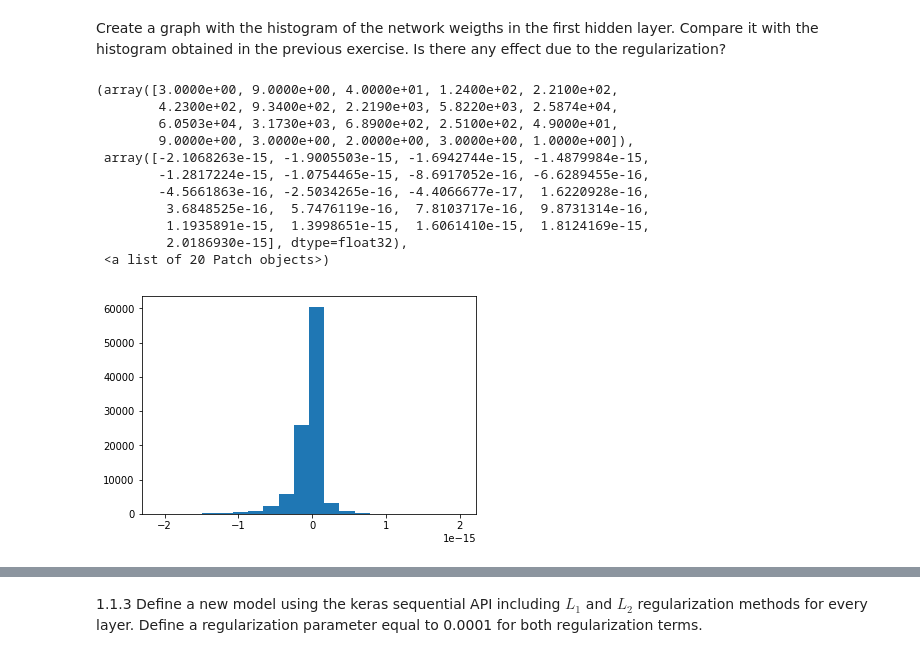
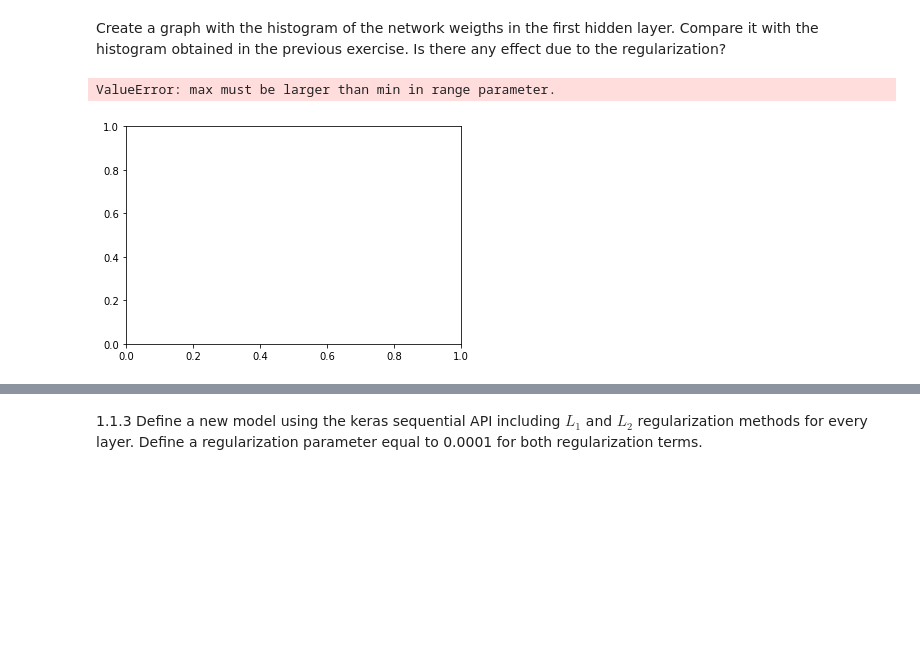
Before and after one commit to deiry/20191.DL, a Jupyter notebook: U1.3 - [TALLER] Customized loss functions and regularization with Keras.ipynb, the cells around one changed output, grey strips where cells are left out. Cells and saved outputs as stored; diff of their text form; code cells hidden in the pictures; blank space fills up the shorter version.

```diff
--- a/U1.3 - [TALLER] Customized loss functions and regularization with Keras.ipynb
+++ b/U1.3 - [TALLER] Customized loss functions and regularization with Keras.ipynb
@@ -188,20 +193,10 @@ print('Accuracy = ', Accuracy*100, '%')
 Create a graph with the histogram of the network weigths in the first hidden layer. Compare it with the histogram obtained in the previous exercise. Is there any effect due to the regularization?
 # %%
 weigth_l2 = model_l2.layers[1].get_weights()[0].flatten()
-plt.hist(weigth_l2,20)
+plt.hist(weigth_l2)
 # %% [output]
-(array([3.0000e+00, 9.0000e+00, 4.0000e+01, 1.2400e+02, 2.2100e+02,
-        4.2300e+02, 9.3400e+02, 2.2190e+03, 5.8220e+03, 2.5874e+04,
-        6.0503e+04, 3.1730e+03, 6.8900e+02, 2.5100e+02, 4.9000e+01,
-        9.0000e+00, 3.0000e+00, 2.0000e+00, 3.0000e+00, 1.0000e+00]),
- array([-2.1068263e-15, -1.9005503e-15, -1.6942744e-15, -1.4879984e-15,
-        -1.2817224e-15, -1.0754465e-15, -8.6917052e-16, -6.6289455e-16,
-        -4.5661863e-16, -2.5034265e-16, -4.4066677e-17,  1.6220928e-16,
-         3.6848525e-16,  5.7476119e-16,  7.8103717e-16,  9.8731314e-16,
-         1.1935891e-15,  1.3998651e-15,  1.6061410e-15,  1.8124169e-15,
-         2.0186930e-15], dtype=float32),
- <a list of 20 Patch objects>)
+ValueError: max must be larger than min in range parameter.
-[figure, old version]
+[figure, new version]
 # %%
 plt.figure(1)
 plt.subplot(121)
```
Also changed, not shown: parts of 17 cells of this notebook, 3 other files.
